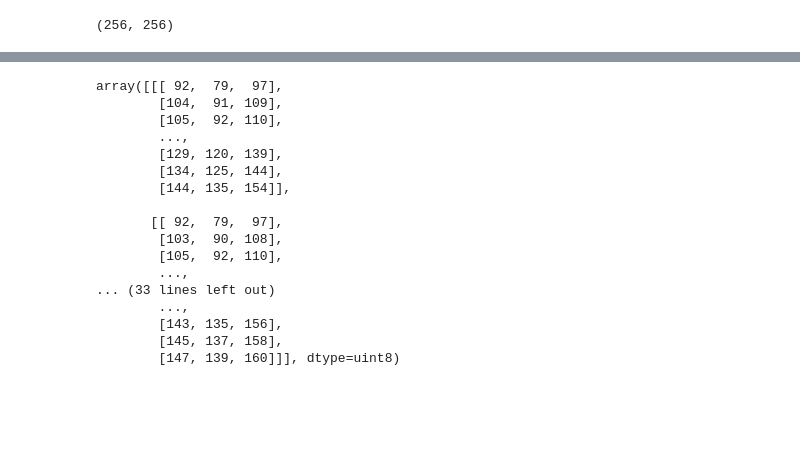
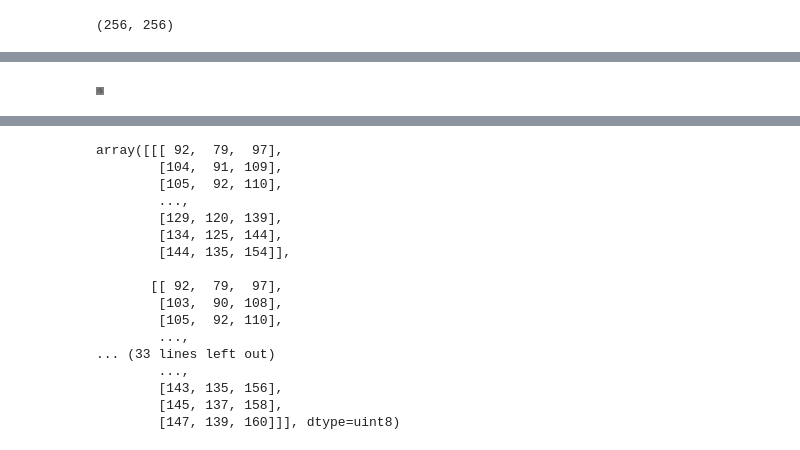
Before and after one commit to trifarameliniaa/SKRIPSI, a Jupyter notebook: file skripsinya fara.ipynb, the cells around one changed output, grey strips where cells are left out. Saved outputs shown, nothing was run; the diff lists cells and outputs as text; code cells hidden in the pictures; blank space fills up the shorter version.

```diff
--- a/file skripsinya fara.ipynb
+++ b/file skripsinya fara.ipynb
@@ -19,0 +54,5 @@ img.size
+# %%
+imgGray = sunset_resized.convert('L')
+imgGray
+# %% [output]
+[figure, added]
```
Also changed, not shown: parts of 13 cells of this notebook.
